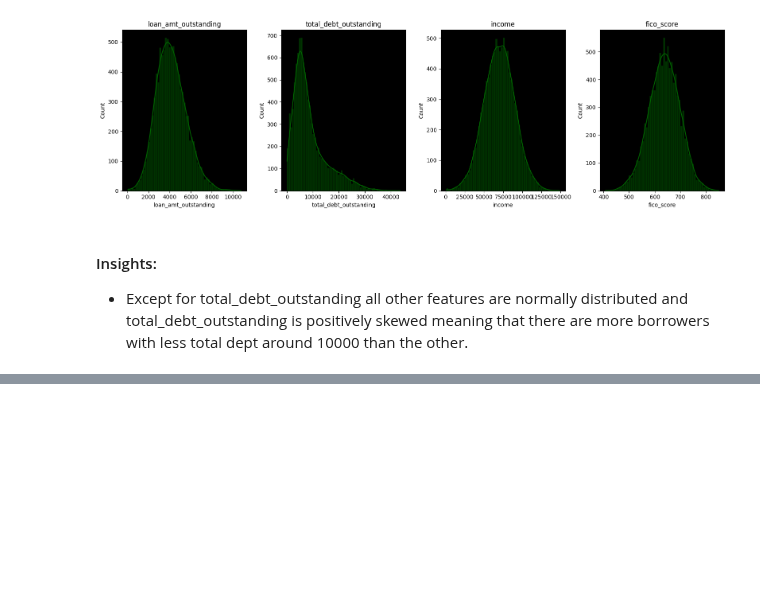
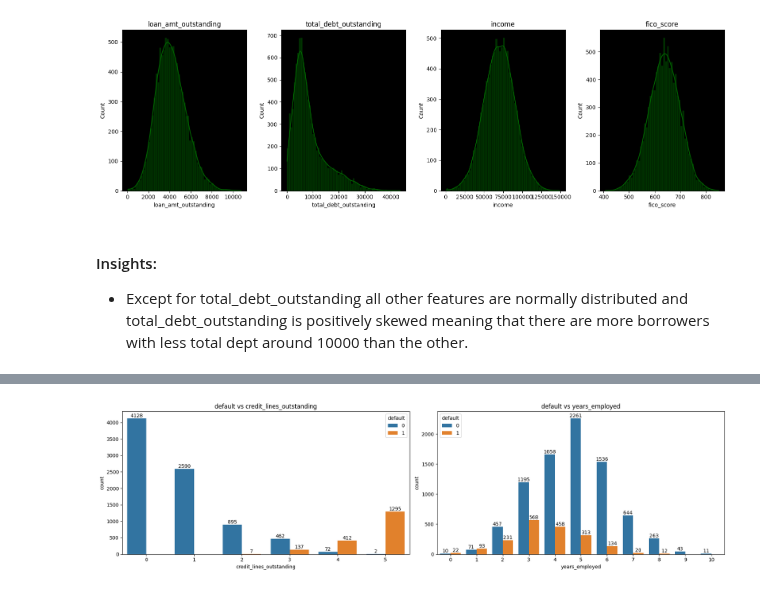
Before and after one commit to Akshay-Paunikar/Forage_Virtual_Internship_Program, a Jupyter notebook: JP Morgan Chase & Co/Quantitative Research/Task 3 - Credit risk analysis/Task_3_Credit_Risk_Analysis.ipynb, the cells around one changed output, grey strips where cells are left out. Cells and saved outputs as stored; diff of their text form; code cells hidden in the pictures; blank space fills up the shorter version.

```diff
--- a/JP Morgan Chase & Co/Quantitative Research/Task 3 - Credit risk analysis/Task_3_Credit_Risk_Analysis.ipynb
+++ b/JP Morgan Chase & Co/Quantitative Research/Task 3 - Credit risk analysis/Task_3_Credit_Risk_Analysis.ipynb
@@ -242,0 +285,25 @@ plt.show()
+# %%
+plt.figure(figsize=(18,5))
+
+# default vs credit_lines_outstanding
+
+ax1 = plt.subplot2grid((1,2), (0,0))
+
+sns.countplot(x='credit_lines_outstanding', data=data, hue='default', ax=ax1)
+for i in ax1.containers:
+    ax1.bar_label(i)
+plt.title("default vs credit_lines_outstanding")
+
+# default vs years_employed
+
+ax2 = plt.subplot2grid((1,2), (0,1))
+
+sns.countplot(x='years_employed', data=data, hue='default', ax=ax2)
+for i in ax2.containers:
+    ax2.bar_label(i)
+plt.title("default vs years_employed")
+
+plt.tight_layout()
+plt.show()
+# %% [output]
+[figure, added]
```
Also changed, not shown: parts of 6 cells of this notebook.
